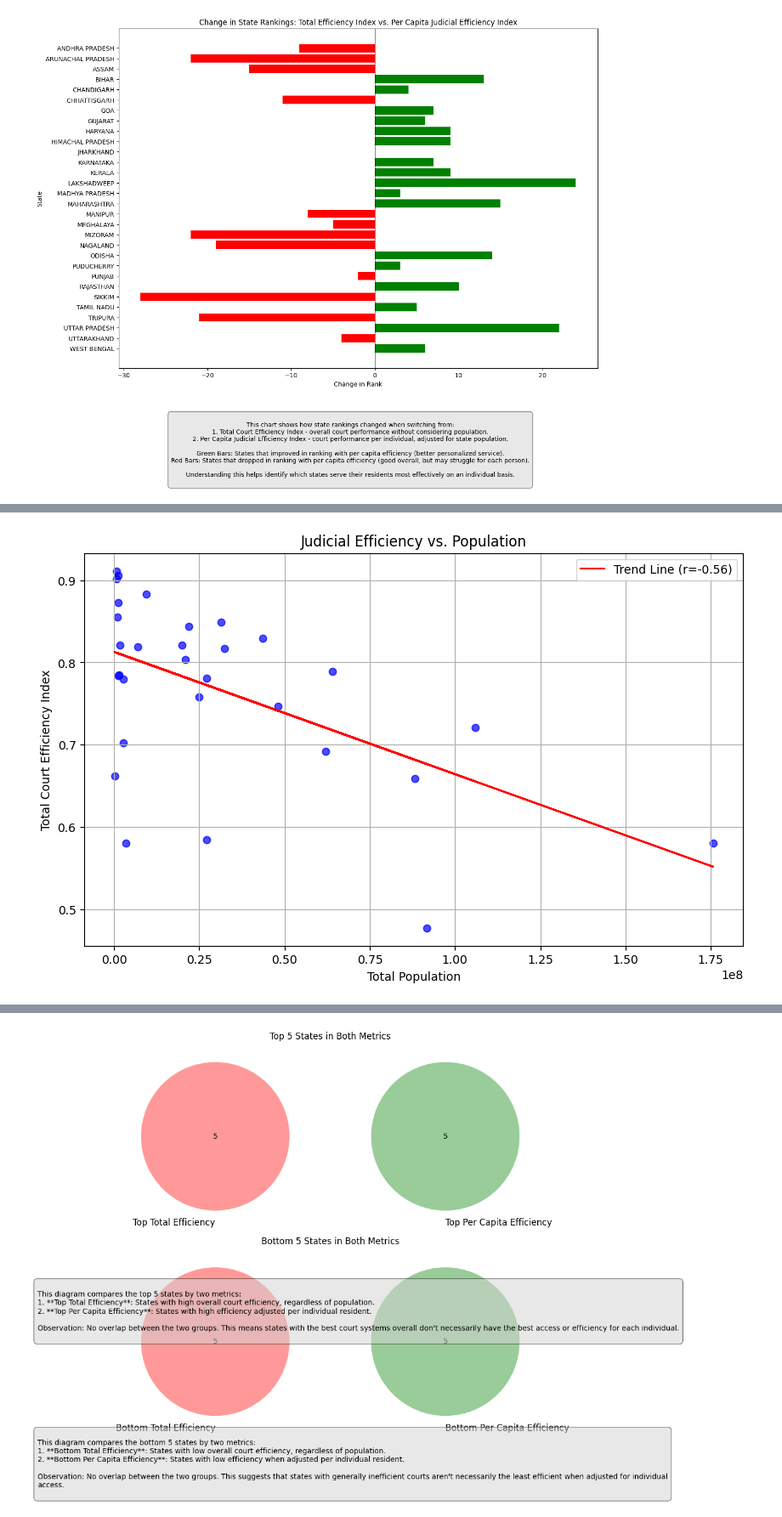
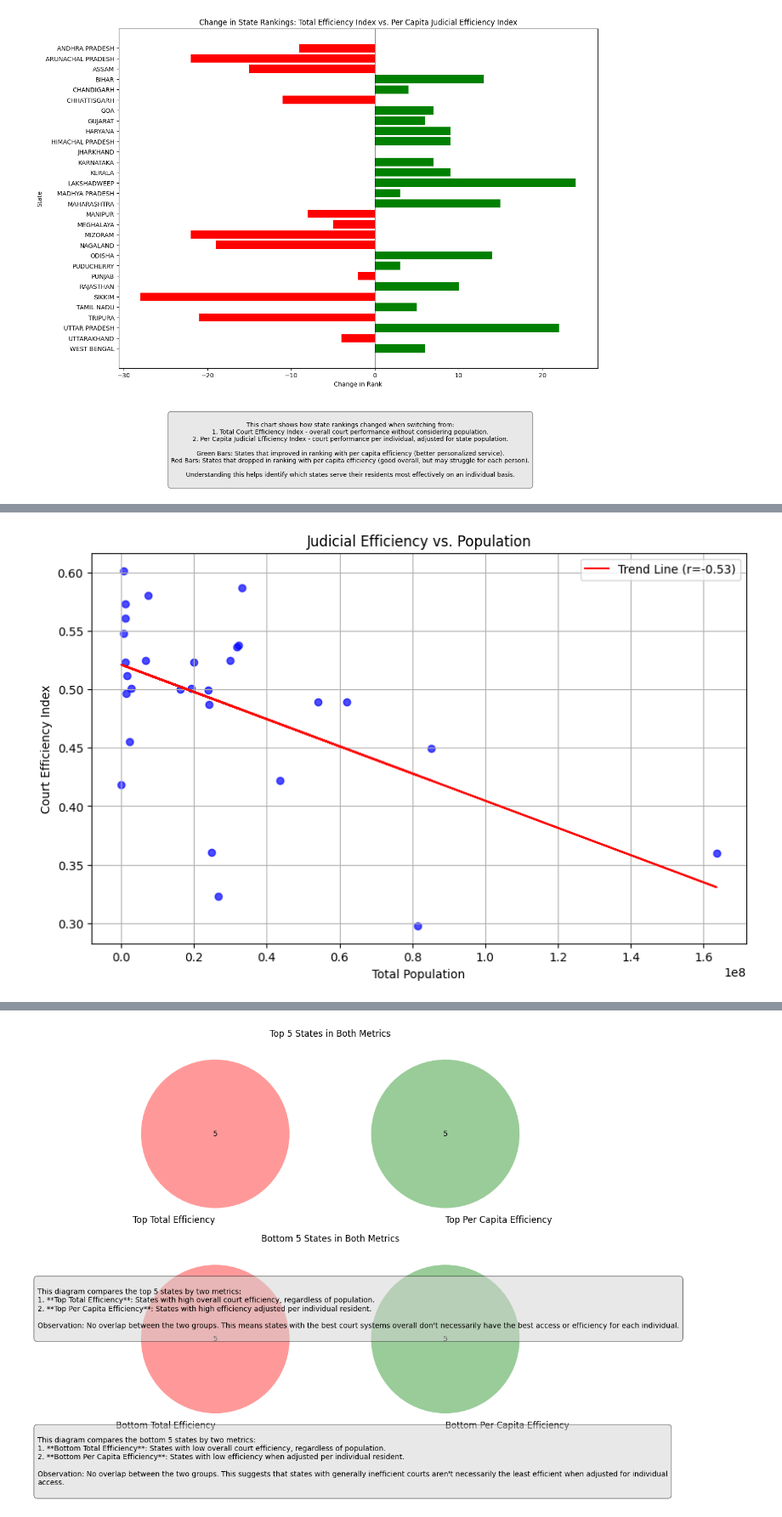
Before and after one commit to adityasingh151/Court-Case-Efficiency, a Jupyter notebook: Court_Cases.ipynb, the cells around one changed output, grey strips where cells are left out. Shown at 85% size. Saved outputs shown, nothing was run; the diff lists cells and outputs as text; code cells hidden in the pictures.

```diff
--- a/Court_Cases.ipynb
+++ b/Court_Cases.ipynb
@@ -1159,50 +1190,86 @@ plt.show()
 # %%
+# Import required libraries
 import pandas as pd
 import matplotlib.pyplot as plt
 import numpy as np
 from scipy.stats import linregress
 
-# Load data files
-efficiency_index_df = pd.read_csv('Statewise_Judicial_Efficiency_Index_Per_Capita.csv')
+# Load datasets (Ensure these files are in the same directory as your Jupyter Notebook)
+court_data = pd.read_csv("Updated_Court_Case_Data_with_Absolute_PCA_Weights.csv")
+population_data = pd.read_excel("Indian_District_Population.xlsx")
 
-# Scatter Plot with Trend Line for Population vs. Total Efficiency Index
+# Step 1: Filter for total cases only
+court_data_total = court_data[court_data['District and Taluk Court Case type'] == 'Total'].copy()
+
+# Step 2: Standardize state and district names for merging
+court_data_total['State_Name'] = court_data_total['srcStateName'].str.upper()
+court_data_total['District_Name'] = court_data_total['srcDistrictName'].str.upper()
+population_data['State_Name'] = population_data['State_Name'].str.upper()
+population_data['District_Name'] = population_data['District_Name'].str.upper()
+
+# Step 3: Merge court data with population data on state & district
+merged_data = pd.merge(
+    court_data_total,
+    population_data[['State_Name', 'District_Name', 'Total_Population']],
+    on=['State_Name', 'District_Name'],
+    how='inner'
+)
+
+# Step 4: Calculate Cases per Capita
+merged_data['Cases_per_Capita'] = merged_data['Pending cases'] / merged_data['Total_Population']
+
+# Step 5: Calculate Judicial Efficiency Index per Capita
+merged_data['Judicial_Efficiency_Index_per_Capita'] = merged_data['Court_Efficiency_Index_PCA_Absolute'] * merged_data['Cases_per_Capita']
+
+# Step 6: Aggregate by state to get total values
+state_efficiency = merged_data.groupby('State_Name').agg({
+    'Total_Population': 'sum',
+    'Pending cases': 'sum',
+    'Court_Efficiency_Index_PCA_Absolute': 'mean',
+    'Cases_per_Capita': 'mean',
+    'Judicial_Efficiency_Index_per_Capita': 'mean'
+}).reset_index()
+
+# Step 7: Save the state-level efficiency index for future use
+state_efficiency.to_csv("Statewise_Judicial_Efficiency_Index_Per_Capita.csv", index=False)
+
+# Step 8: Define refined population bins (similar to IJR classification)
+bins = [0, 10000000, 50000000, 200000000]  # Low, Medium, High population states
+labels = ['Low Population (<10M)', 'Medium Population (10M-50M)', 'High Population (>50M)']
+state_efficiency['Population_Bin'] = pd.cut(state_efficiency['Total_Population'], bins=bins, labels=labels)
+
+# Step 9: Scatter Plot - Population vs. Efficiency Index
 plt.figure(figsize=(10, 6))
-
-# Scatter plot
-plt.scatter(efficiency_index_df['Total_Population'], efficiency_index_df['Total_Court_Efficiency_Index'], color="blue", alpha=0.7)
+plt.scatter(state_efficiency['Total_Population'], state_efficiency['Court_Efficiency_Index_PCA_Absolute'], color="blue", alpha=0.7)
 plt.title('Judicial Efficiency vs. Population')
 plt.xlabel('Total Population')
-plt.ylabel('Total Court Efficiency Index')
+plt.ylabel('Court Efficiency Index')
 plt.grid(True)
 
 # Trend Line (Linear Regression)
-slope, intercept, r_value, p_value, std_err = linregress(efficiency_index_df['Total_Population'], efficiency_index_df['Total_Court_Efficiency_Index'])
-plt.plot(efficiency_index_df['Total_Population'], intercept + slope * efficiency_index_df['Total_Population'], color='red', label=f'Trend Line (r={r_value:.2f})')
+slope, intercept, r_value, p_value, std_err = linregress(
+    state_efficiency['Total_Population'], state_efficiency['Court_Efficiency_Index_PCA_Absolute']
+)
+plt.plot(state_efficiency['Total_Population'], intercept + slope * state_efficiency['Total_Population'],
+         color='red', label=f'Trend Line (r={r_value:.2f})')
 plt.legend()
-
-# Show Scatter Plot with Trend Line
 plt.show()
 
-# Group States into Population Bins and Compare Efficiency
-# Defining population bins (low, medium, high population)
-# Adjusted bins so they don't start at zero, e.g., starting from 10 million
-bins = [10000000, 25000000, 50000000, 200000000]  # Adjusted bins
-labels = ['Low Population', 'Medium Population', 'High Population']
-efficiency_index_df['Population_Bin'] = pd.cut(efficiency_index_df['Total_Population'], bins=bins, labels=labels)
+# Step 10: Bar Chart - Efficiency by Population Bin
+population_bin_means = state_efficiency.groupby('Population_Bin')['Court_Efficiency_Index_PCA_Absolute'].mean()
 
-# Calculate mean efficiency index for each population bin
-population_bin_means = efficiency_index_df.groupby('Population_Bin', observed=True)['Total_Court_Efficiency_Index'].mean()
-
-# Plotting the average efficiency by population bin
 plt.figure(figsize=(8, 6))
 population_bin_means.plot(kind='bar', color=['skyblue', 'salmon', 'lightgreen'])
 plt.title('Average Judicial Efficiency by Population Size')
 plt.xlabel('Population Group')
 plt.ylabel('Average Court Efficiency Index')
 plt.xticks(rotation=0)
 plt.grid(axis='y', linestyle='--', alpha=0.7)
+plt.show()
 
-# Show Population Bins Bar Chart
-plt.show()
+# Save the categorized dataset
+# state_efficiency.to_csv("Statewise_Judicial_Efficiency_by_Population_Bin.csv", index=False)
+
+# print("✅ Analysis completed. Results saved as CSV files.")
 # %% [output]
-[figure, old version]
+[figure, new version]
```
Also changed, not shown: parts of 16 cells of this notebook.
